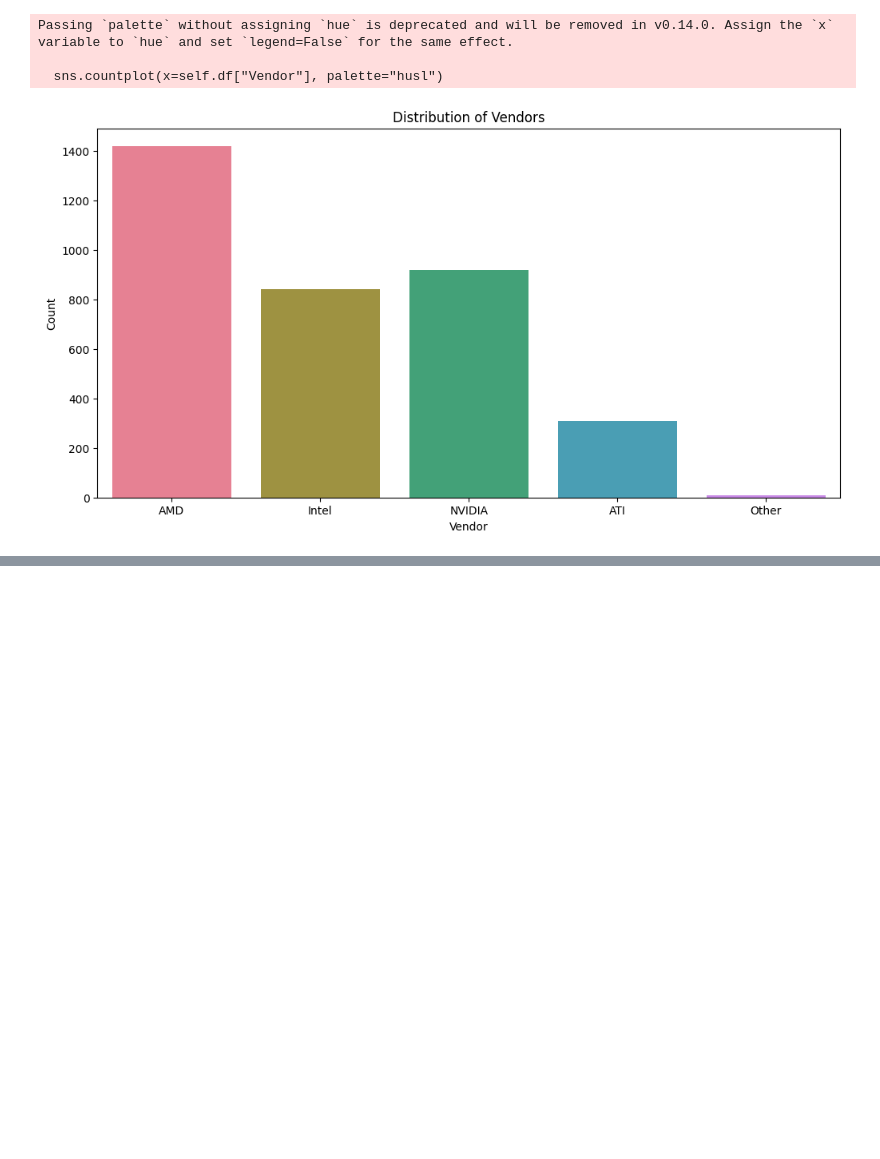
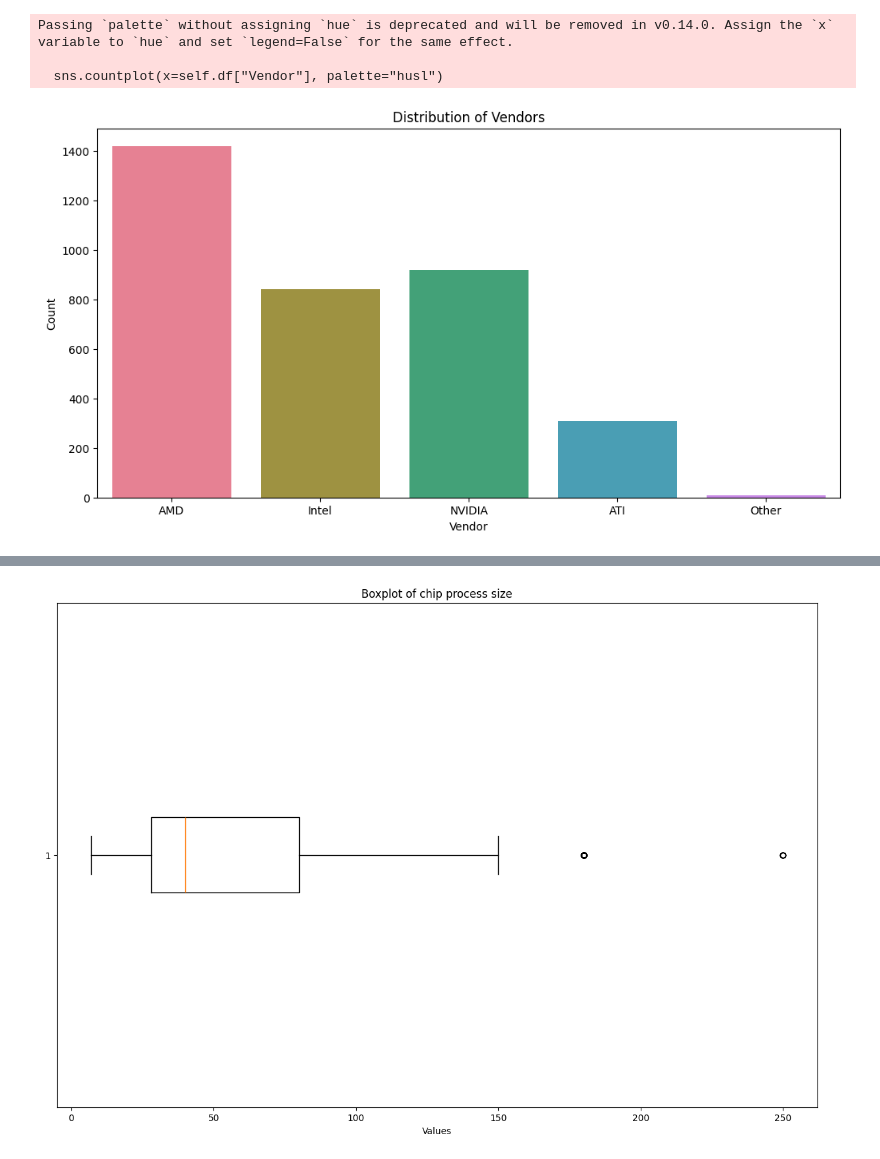
Before and after one commit to Zhengnan817/Project-3-Data-Reconstruction-and-Analysis, a Jupyter notebook: data_reconstruction_and_analysis.ipynb, the cells around one changed output, grey strips where cells are left out. Saved outputs shown, nothing was run; the diff lists cells and outputs as text; code cells hidden in the pictures; blank space fills up the shorter version.

```diff
--- a/data_reconstruction_and_analysis.ipynb
+++ b/data_reconstruction_and_analysis.ipynb
@@ -142,0 +143,4 @@ Passing `palette` without assigning `hue` is deprecated and will be removed in v
+# %%
+process_size_plt = EDA_part.process_size_plt()
+# %% [output]
+[figure, added]
```
Also changed, not shown: parts of 16 cells of this notebook, 2 other files.
